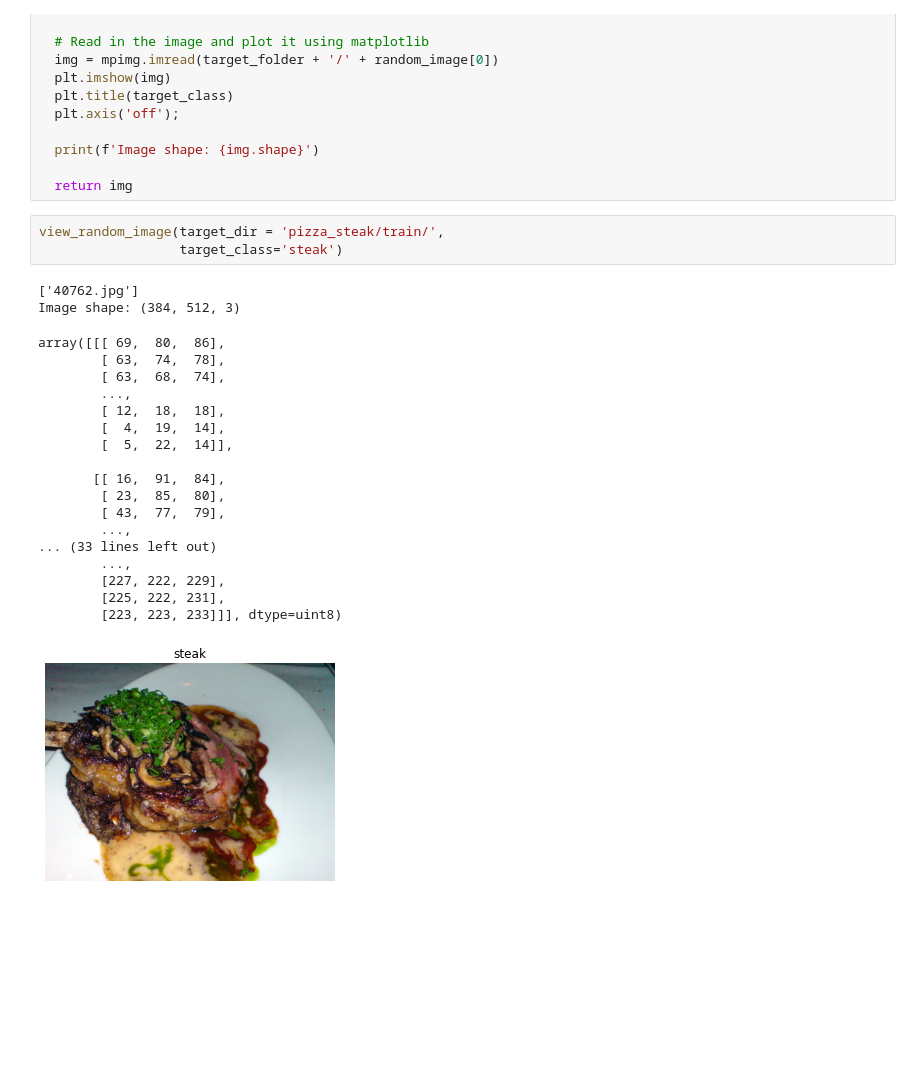
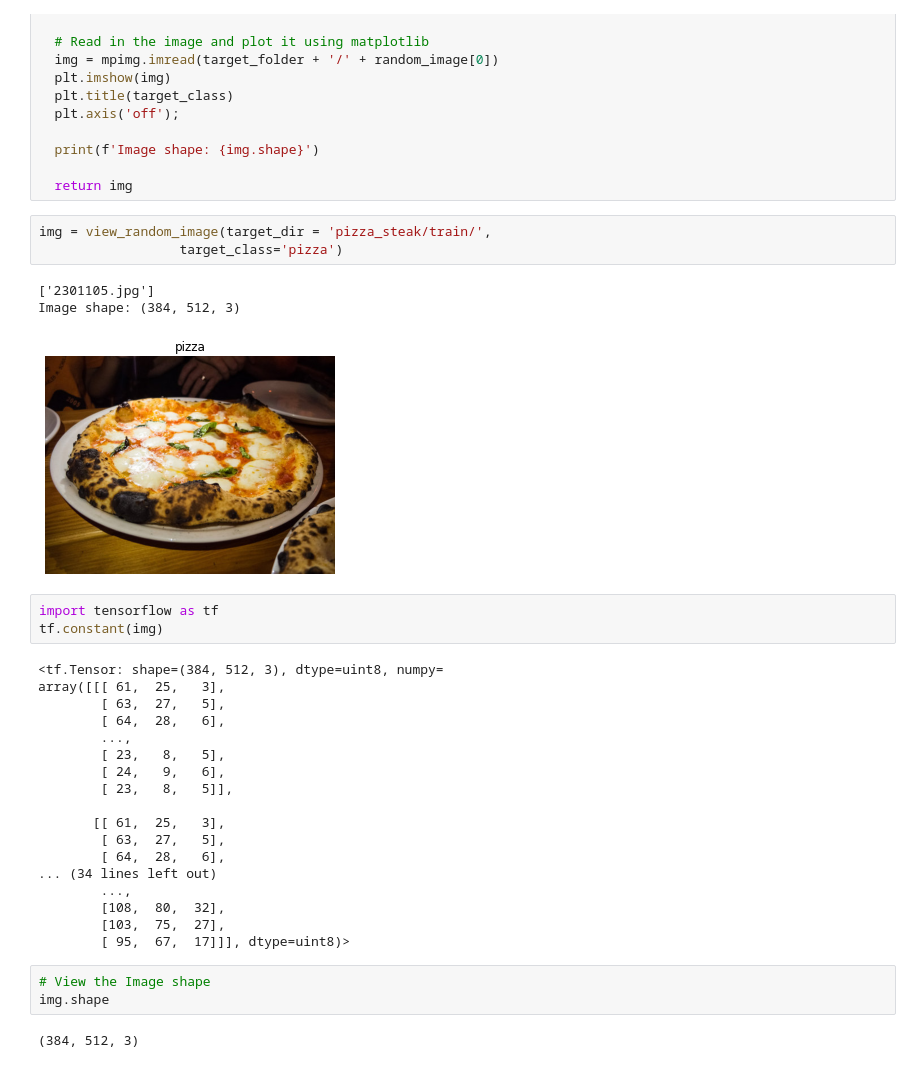
Before and after one commit to ThejakaSEP/Tensorflow_Certification, a Jupyter notebook: 03_ComputerVision_with_TF.ipynb, the cells around one changed output. Cells and saved outputs as stored; diff of their text form; blank space fills up the shorter version.

```diff
--- a/03_ComputerVision_with_TF.ipynb
+++ b/03_ComputerVision_with_TF.ipynb
@@ -104,26 +115,35 @@ def view_random_image(target_dir,target_class):
 
   return img
 # %%
-view_random_image(target_dir = 'pizza_steak/train/',
-                  target_class='steak')
+img = view_random_image(target_dir = 'pizza_steak/train/',
+                  target_class='pizza')
 # %% [output]
-['40762.jpg']
+['2301105.jpg']
 Image shape: (384, 512, 3)
-array([[[ 69,  80,  86],
-        [ 63,  74,  78],
-        [ 63,  68,  74],
-        ...,
-        [ 12,  18,  18],
-        [  4,  19,  14],
-        [  5,  22,  14]],
-
-       [[ 16,  91,  84],
-        [ 23,  85,  80],
-        [ 43,  77,  79],
-        ...,
-... (33 lines left out)
-        ...,
-        [227, 222, 229],
-        [225, 222, 231],
-        [223, 223, 233]]], dtype=uint8)
-[figure, old version]
+[figure, new version]
+# %%
+import tensorflow as tf
+tf.constant(img)
+# %% [output]
+<tf.Tensor: shape=(384, 512, 3), dtype=uint8, numpy=
+array([[[ 61,  25,   3],
+        [ 63,  27,   5],
+        [ 64,  28,   6],
+        ...,
+        [ 23,   8,   5],
+        [ 24,   9,   6],
+        [ 23,   8,   5]],
+
+       [[ 61,  25,   3],
+        [ 63,  27,   5],
+        [ 64,  28,   6],
+... (34 lines left out)
+        ...,
+        [108,  80,  32],
+        [103,  75,  27],
+        [ 95,  67,  17]]], dtype=uint8)>
+# %%
+# View the Image shape
+img.shape
+# %% [output]
+(384, 512, 3)
```
Also changed, not shown: parts of 6 cells of this notebook.
